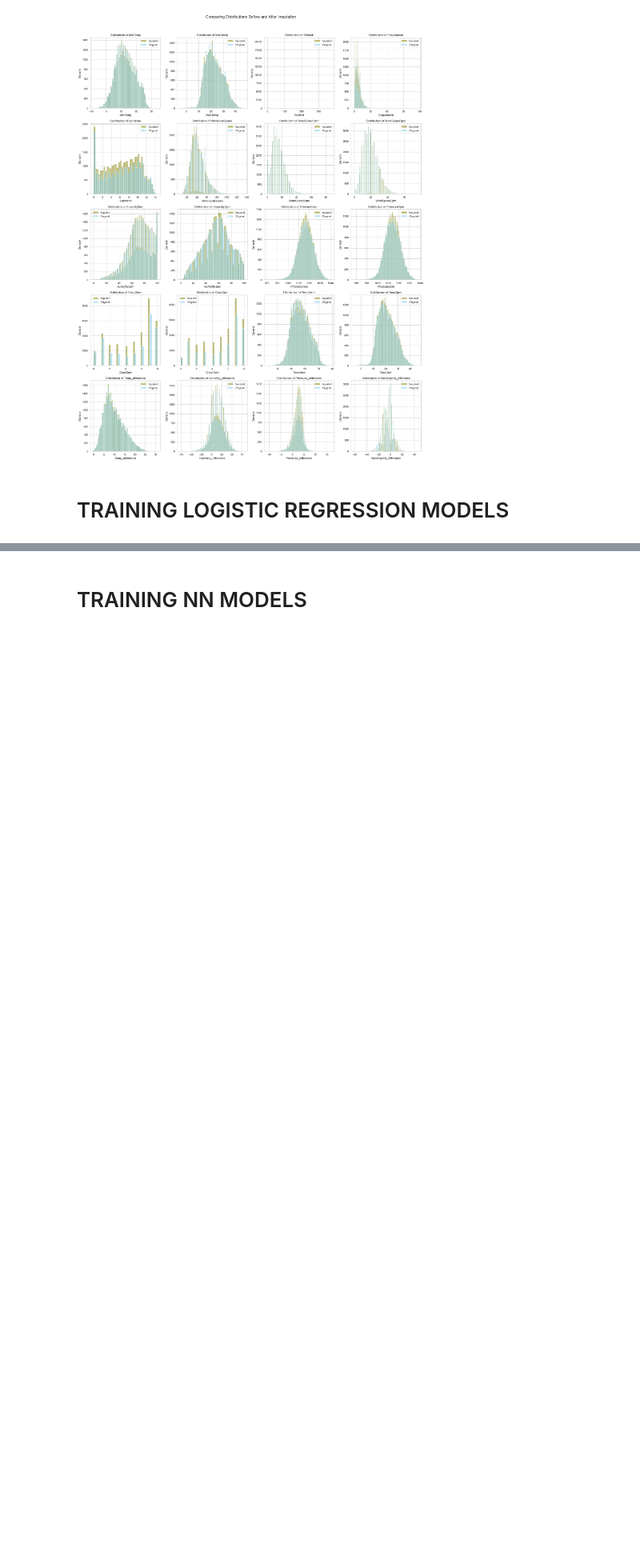
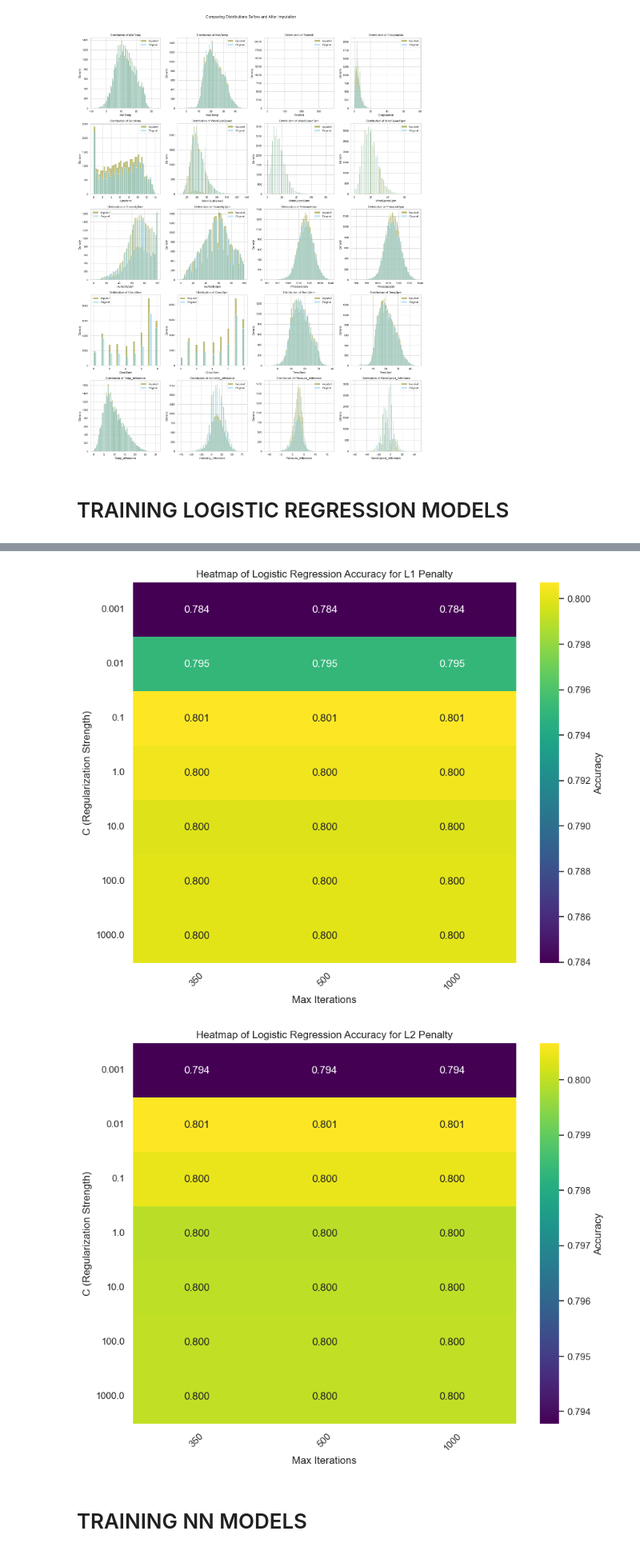
Before and after one commit to rogerbaiges/MLP-Model-Improvement-Project, a Jupyter notebook: src/MLP-baiges.ipynb, the cells around one changed output, grey strips where cells are left out. Shown at 80% size. Cells and saved outputs as stored; diff of their text form; code cells hidden in the pictures; blank space fills up the shorter version.

Commit message:
ADD accuracy_heatmap_combinations

```diff
--- a/src/MLP-baiges.ipynb
+++ b/src/MLP-baiges.ipynb
@@ -436,7 +436,7 @@ preprocessor = ColumnTransformer(
 param_grid_lr = {
     'classifier__solver': ['liblinear'],
     'classifier__C': [0.001, 0.01, 0.1, 1, 10, 100, 1000],
-    'classifier__max_iter': [1000, 2000, 3000],
+    'classifier__max_iter': [350, 500, 1000],
     'classifier__penalty': ['l1', 'l2'],
 }
 
@@ -482,5 +482,41 @@ Best parameters: {'classifier__C': 0.1, 'classifier__max_iter': 1000, 'classifie
 Logistic Regression:
  Accuracy: 0.7941, ROC AUC: 0.88 , F1 Score: 0.79
+# %%
+import matplotlib.pyplot as plt
+import pandas as pd
+import numpy as np
+import seaborn as sns
+
+# Extract the results into a DataFrame
+results = pd.DataFrame(grid_search_lr.cv_results_)
+
+# Filter the results for each penalty type
+results_l1 = results[results['param_classifier__penalty'] == 'l1']
+results_l2 = results[results['param_classifier__penalty'] == 'l2']
+
+
+def plot_accuracy_heatmap_combinations(results, title):
+    # Pivot the DataFrame to create a matrix where rows are C values, columns are max_iter, and cells are accuracies
+    results_pivot = results.pivot(index="param_classifier__C", columns="param_classifier__max_iter", values="mean_test_score")
+
+    plt.figure(figsize=(10, 8))
+    sns.heatmap(results_pivot, annot=True, fmt=".3f", cmap='viridis', cbar_kws={'label': 'Accuracy'})
+    plt.title(title)
+    plt.xlabel('Max Iterations')
+    plt.ylabel('C (Regularization Strength)')
+    plt.xticks(rotation=45)
+    plt.yticks(rotation=0)
+    plt.show()
+
+
+# Plot heatmap for L1 Penalty
+plot_accuracy_heatmap_combinations(results_l1, 'Heatmap of Logistic Regression Accuracy for L1 Penalty')
+
+# Plot heatmap for L2 Penalty
+plot_accuracy_heatmap_combinations(results_l2, 'Heatmap of Logistic Regression Accuracy for L2 Penalty')
+# %% [output]
+[figure, added]
+[figure, added]
 # %% [markdown]
 # TRAINING NN MODELS
 # %%
```
Also changed, not shown: parts of 1 cell of this notebook.
